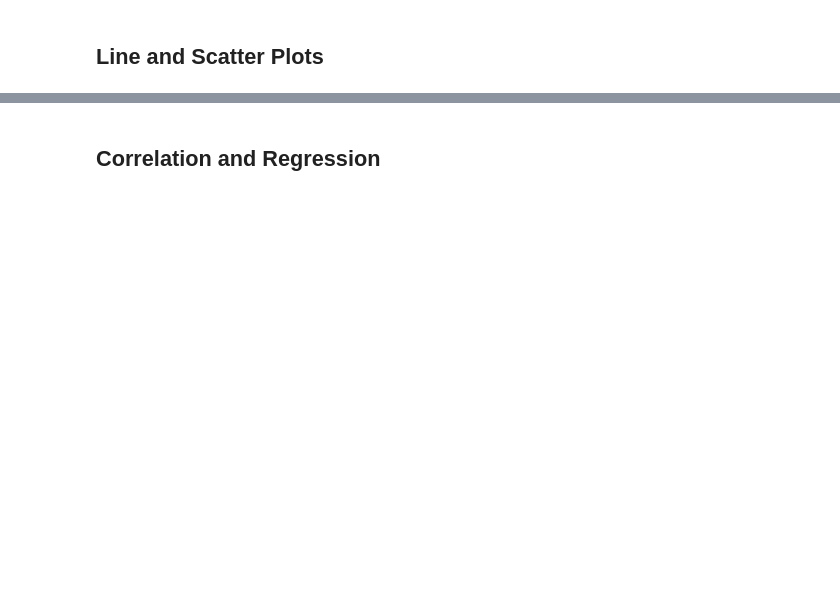
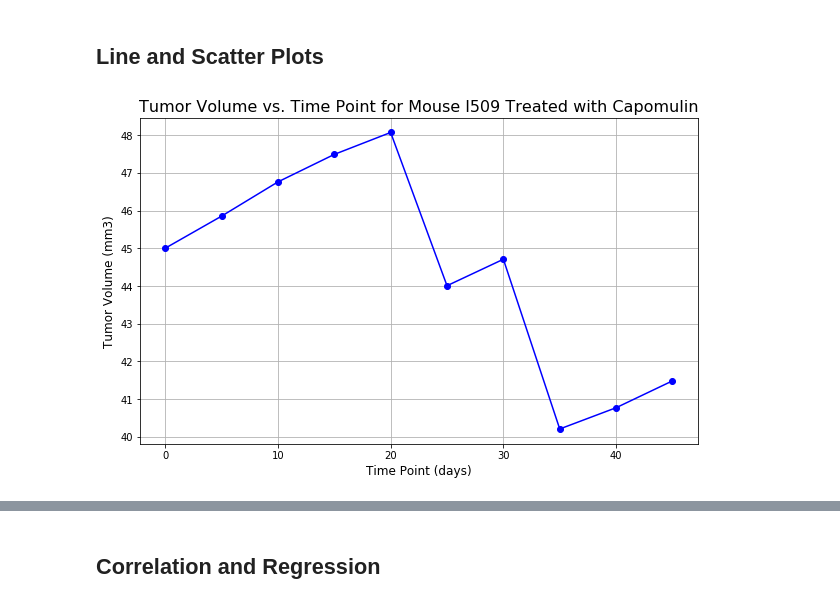
Before and after one commit to jaewon0610/module-5-challenge, a Jupyter notebook: Pymaceuticals/pymaceuticals_starter.ipynb, the cells around one changed output, grey strips where cells are left out. Drawn from its saved outputs; the diff is of its cells as text; code cells hidden in the pictures; blank space fills up the shorter version.

```diff
--- a/Pymaceuticals/pymaceuticals_starter.ipynb
+++ b/Pymaceuticals/pymaceuticals_starter.ipynb
@@ -313,0 +330,13 @@ ValueError: Lengths must match to compare
+# %%
+# Generate a line plot of tumor volume vs. time point for a single mouse treated with Capomulin
+mouse_id = 'l509'  # Replace with the ID of the mouse you want to plot
+mouse_data = clean_data[clean_data['Mouse ID'] == mouse_id]
+plt.figure(figsize=(10, 6))
+plt.plot(mouse_data['Timepoint'], mouse_data['Tumor Volume (mm3)'], marker='o', color='blue')
+plt.title(f'Tumor Volume vs. Time Point for Mouse {mouse_id} Treated with Capomulin', fontsize=16)
+plt.xlabel('Time Point (days)', fontsize=12)
+plt.ylabel('Tumor Volume (mm3)', fontsize=12)
+plt.grid()
+plt.show()
+# %% [output]
+[figure, added]
```
Also changed, not shown: parts of 9 cells of this notebook.
